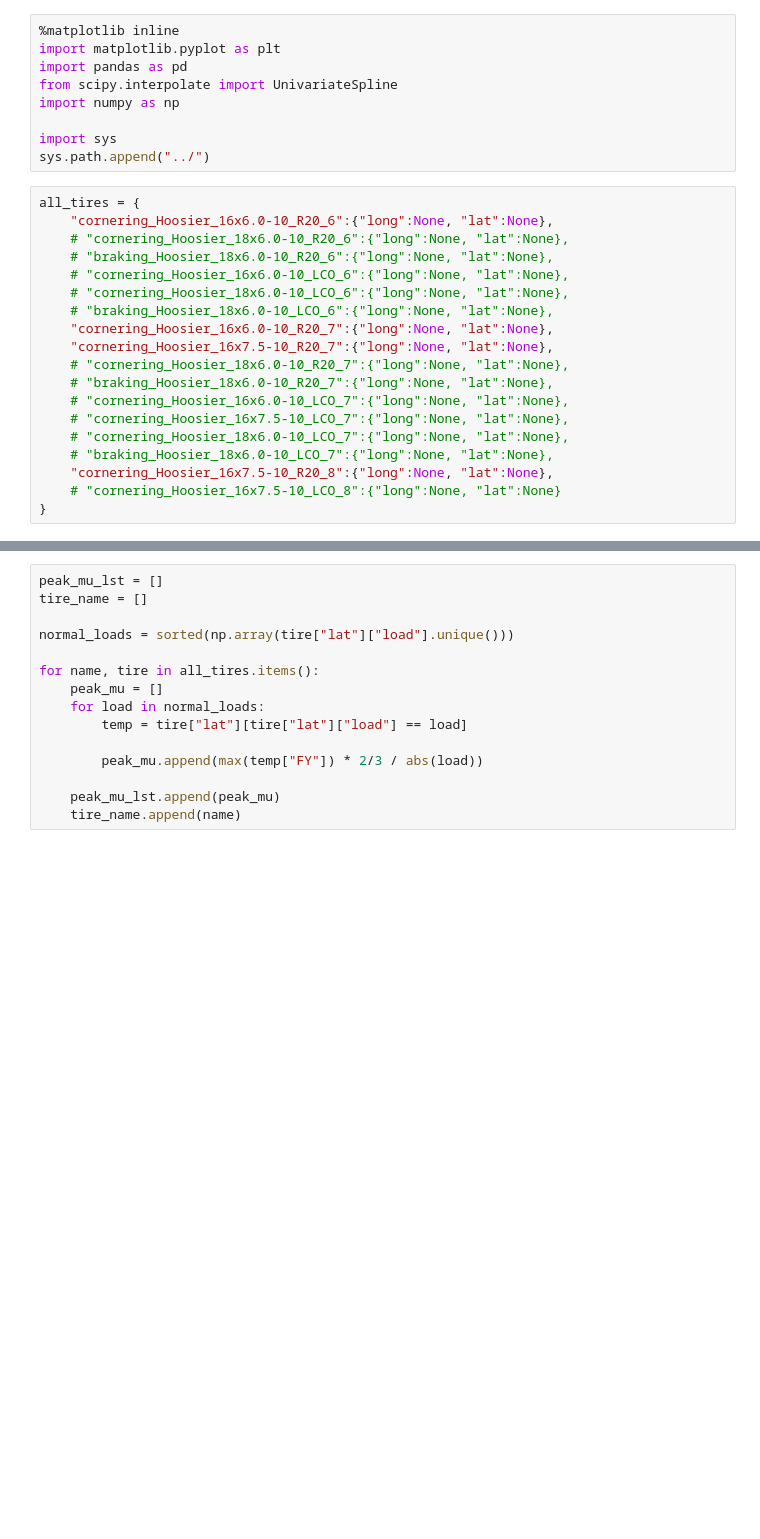
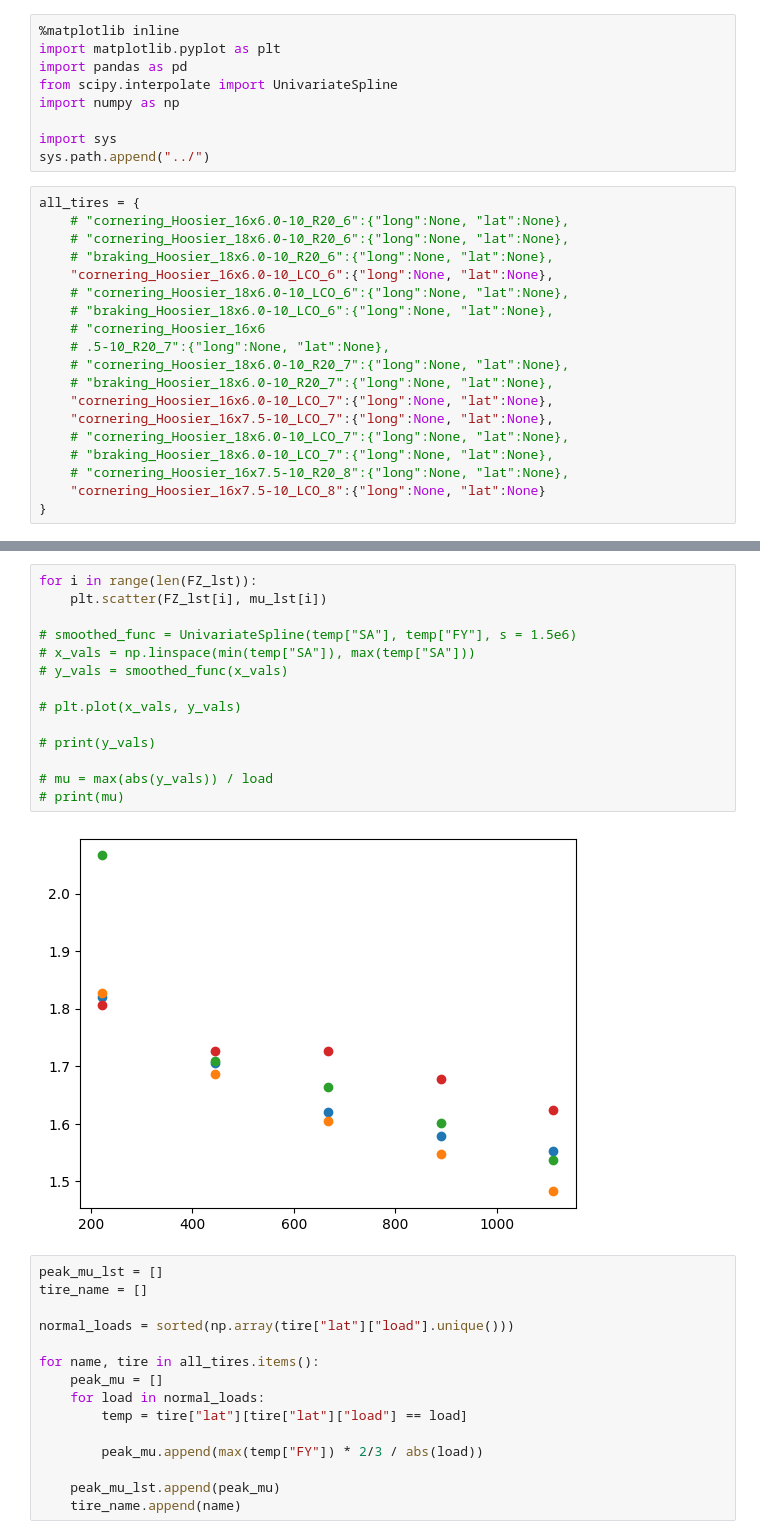
Before and after one commit to rhorvath02/tire_analysis, a Jupyter notebook: tire_selection/normal_load_sensitivity.ipynb, the cells around one changed output, grey strips where cells are left out. Cells and saved outputs as stored; diff of their text form; blank space fills up the shorter version.

```diff
--- a/tire_selection/normal_load_sensitivity.ipynb
+++ b/tire_selection/normal_load_sensitivity.ipynb
@@ -9,22 +9,22 @@ import sys
 sys.path.append("../")
 # %%
 all_tires = {
-    "cornering_Hoosier_16x6.0-10_R20_6":{"long":None, "lat":None},
+    # "cornering_Hoosier_16x6.0-10_R20_6":{"long":None, "lat":None},
     # "cornering_Hoosier_18x6.0-10_R20_6":{"long":None, "lat":None},
     # "braking_Hoosier_18x6.0-10_R20_6":{"long":None, "lat":None},
-    # "cornering_Hoosier_16x6.0-10_LCO_6":{"long":None, "lat":None},
+    "cornering_Hoosier_16x6.0-10_LCO_6":{"long":None, "lat":None},
     # "cornering_Hoosier_18x6.0-10_LCO_6":{"long":None, "lat":None},
     # "braking_Hoosier_18x6.0-10_LCO_6":{"long":None, "lat":None},
-    "cornering_Hoosier_16x6.0-10_R20_7":{"long":None, "lat":None},
-    "cornering_Hoosier_16x7.5-10_R20_7":{"long":None, "lat":None},
+    # "cornering_Hoosier_16x6
+    # .5-10_R20_7":{"long":None, "lat":None},
     # "cornering_Hoosier_18x6.0-10_R20_7":{"long":None, "lat":None},
     # "braking_Hoosier_18x6.0-10_R20_7":{"long":None, "lat":None},
-    # "cornering_Hoosier_16x6.0-10_LCO_7":{"long":None, "lat":None},
-    # "cornering_Hoosier_16x7.5-10_LCO_7":{"long":None, "lat":None},
+    "cornering_Hoosier_16x6.0-10_LCO_7":{"long":None, "lat":None},
+    "cornering_Hoosier_16x7.5-10_LCO_7":{"long":None, "lat":None},
     # "cornering_Hoosier_18x6.0-10_LCO_7":{"long":None, "lat":None},
     # "braking_Hoosier_18x6.0-10_LCO_7":{"long":None, "lat":None},
-    "cornering_Hoosier_16x7.5-10_R20_8":{"long":None, "lat":None},
-    # "cornering_Hoosier_16x7.5-10_LCO_8":{"long":None, "lat":None}
+    # "cornering_Hoosier_16x7.5-10_R20_8":{"long":None, "lat":None},
+    "cornering_Hoosier_16x7.5-10_LCO_8":{"long":None, "lat":None}
 }
 # %%
 camber = 0 # default camber
@@ -49,3 +95,19 @@ for name, tire in tire_dict:
+# %%
+for i in range(len(FZ_lst)):
+    plt.scatter(FZ_lst[i], mu_lst[i])
+
+# smoothed_func = UnivariateSpline(temp["SA"], temp["FY"], s = 1.5e6)
+# x_vals = np.linspace(min(temp["SA"]), max(temp["SA"]))
+# y_vals = smoothed_func(x_vals)
+
+# plt.plot(x_vals, y_vals)
+
+# print(y_vals)
+
+# mu = max(abs(y_vals)) / load
+# print(mu)
+# %% [output]
+[figure, added]
 # %%
 peak_mu_lst = []
 tire_name = []
```
Also changed, not shown: parts of 5 cells of this notebook.
